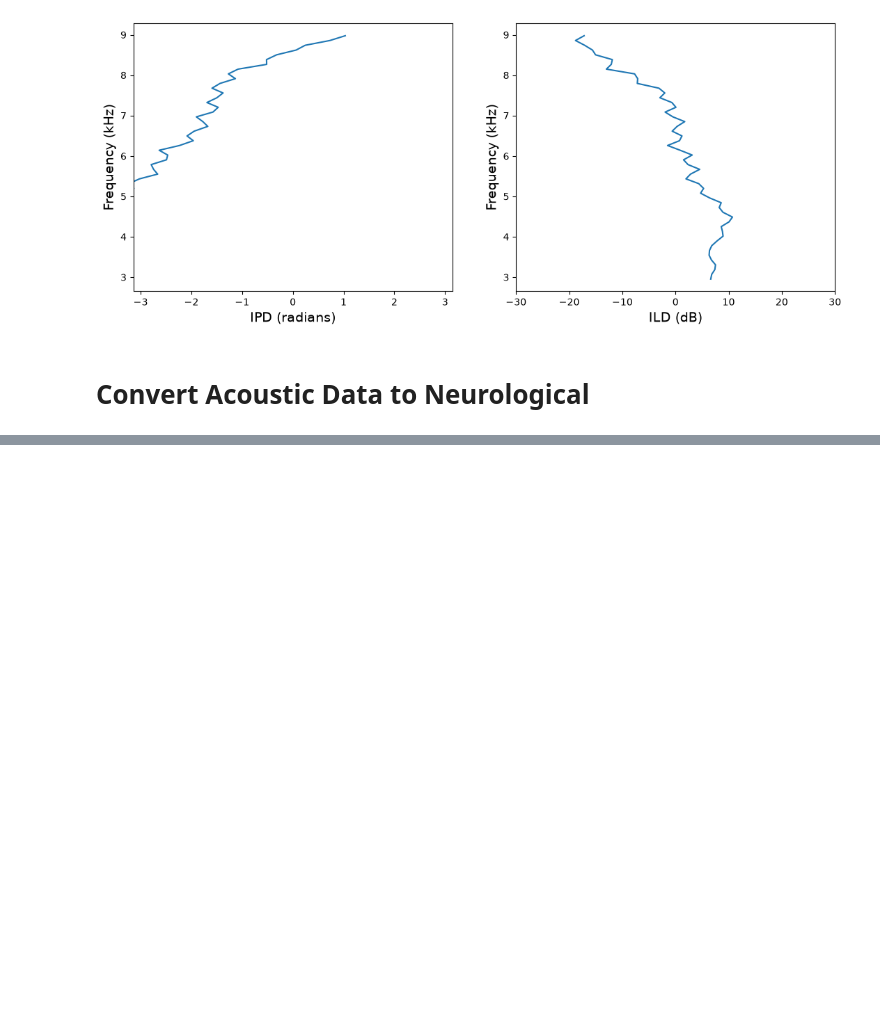
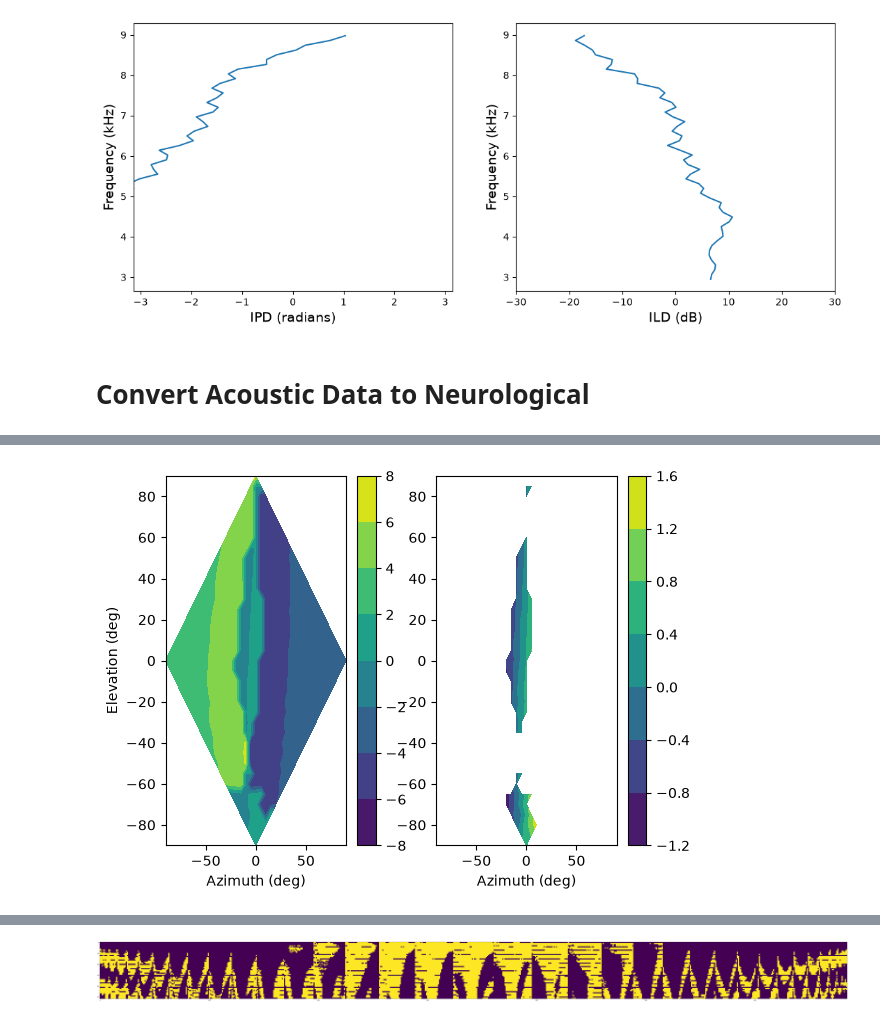
Before and after one commit to debello-lab/rANN, a Jupyter notebook: notebooks/rANN_01_HRTF_Data_Processing.ipynb, the cells around one changed output, grey strips where cells are left out. Drawn from its saved outputs; the diff is of its cells as text; code cells hidden in the pictures; blank space fills up the shorter version.

Commit message:
Data Processing notebook 3.0

```diff
--- a/notebooks/rANN_01_HRTF_Data_Processing.ipynb
+++ b/notebooks/rANN_01_HRTF_Data_Processing.ipynb
@@ -286,0 +287,77 @@ Frequency: 8.976377952755904, Value: -5.980764136390093
+# %%
+az = 0
+el = 0
+IXD = IPD
+plot_segments = True
+
+print(f"Index: {idx}, Azimuth: {az}, Elevation: {el}")
+
+direction_index = np.where((Az == az) & (El == el))
+print(f"Direction Index: {direction_index}")
+
+
+# Find az, el combination in data set
+ixd = np.squeeze(IXD[direction_index])
+
+print(f"ixd shape: {ixd.shape}") # should be (52,)
+
+print(f"Index: {idx}, Azimuth: {az}, Elevation: {el}")
+
+IXD_y = np.zeros((52, 685))  # Initialize an empty array to store the similar values
+
+for f_index, ixd_f in enumerate(ixd):
+    print(f"Frequency: {f[f_index]}, Value: {ixd_f}") # Gives us the value at that freq index
+
+    ixd_y = IXD[:,f_index] # size (685,)
+
+    # Find similar values within the tolerance
+    ixd_similar_indices = np.where(np.isclose(ixd_y, ixd_f, atol=tol))[0]
+    #print(f"Similar indices for frequency index {f_index}: {ixd_similar_indices}")
+
+    # Creates a vector of the similar values with shape
+    #print(P2.size)
+    #plt.plot(P2)
+    #plt.show()
+    if ixd_similar_indices.size > 0:
+        print(f"ixd_y_similar shape: {ixd_y[ixd_similar_indices].shape}") # should be (685,)
+        IXD_y[f_index, ixd_similar_indices] = 1
+
+
+    if plot_segments and f_index % 100 == 0:
+        # Across all other az, el combinations at same f_index find within a tolerence values and denote their location
+
+        print(f"ixd_y shape: {ixd_y.shape}") # should be (685,)
+
+        dir = np.linspace(-90,90,37)
+        #print(f"dir shape: {dir.shape}") # should be (37,)
+        Maz, Mel = np.meshgrid(dir,dir)
+        #print(f"Maz shape: {Maz.shape}, Mel shape: {Mel.shape}") # should be (37, 37)
+
+        indx, indy = np.where(np.abs(Maz) + np.abs(Mel) <=90)
+
+        plt.subplot(1, 2, 1)
+
+        plt.subplot(1,2,1)
+        P = np.zeros((len(dir), len(dir)))*np.nan
+        P[indy, indx] = ixd_y
+        plt.contourf(dir, dir, P)
+        plt.colorbar()
+        plt.xlabel('Azimuth (deg)')
+        plt.ylabel('Elevation (deg)')
+        #plt.title(f"Frequency: {f[f_index]}, Value: {ixd_f}")
+
+        plt.subplot(1,2,2)
+        P2 = np.zeros((len(dir), len(dir)))*np.nan
+        P2[indy[ixd_similar_indices], indx[ixd_similar_indices]] = ixd_y[ixd_similar_indices]
+        plt.contourf(dir, dir, P2)
+        plt.xlabel('Azimuth (deg)')
+        plt.colorbar()
+
+        plt.show()
+
+
+plt.figure(figsize=(100, 15))
+print(f"IXD_y shape: {len(IXD_y)}, {len(IXD_y[0])}") # should be (52, 685)
+plt.imshow(IXD_y, cmap='viridis')
+plt.show()
+# %% [output]
@@ -286,0 +371 @@ Frequency: 8.976377952755904, Value: -5.980764136390093
+[figure, added]
@@ -286,0 +389 @@ Frequency: 8.976377952755904, Value: -5.980764136390093
+[figure, added]
```
Also changed, not shown: parts of 4 cells of this notebook, 1 other file.
